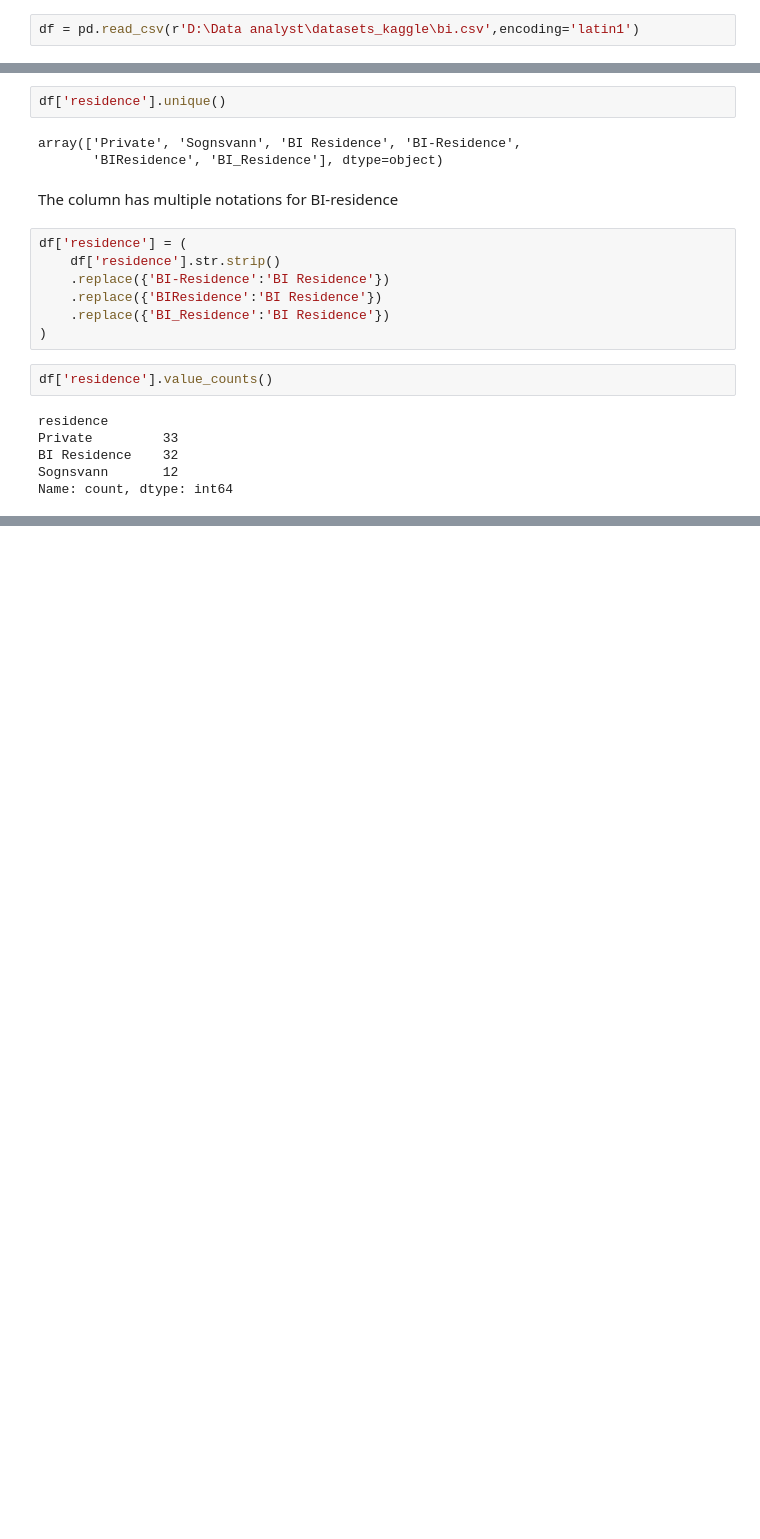
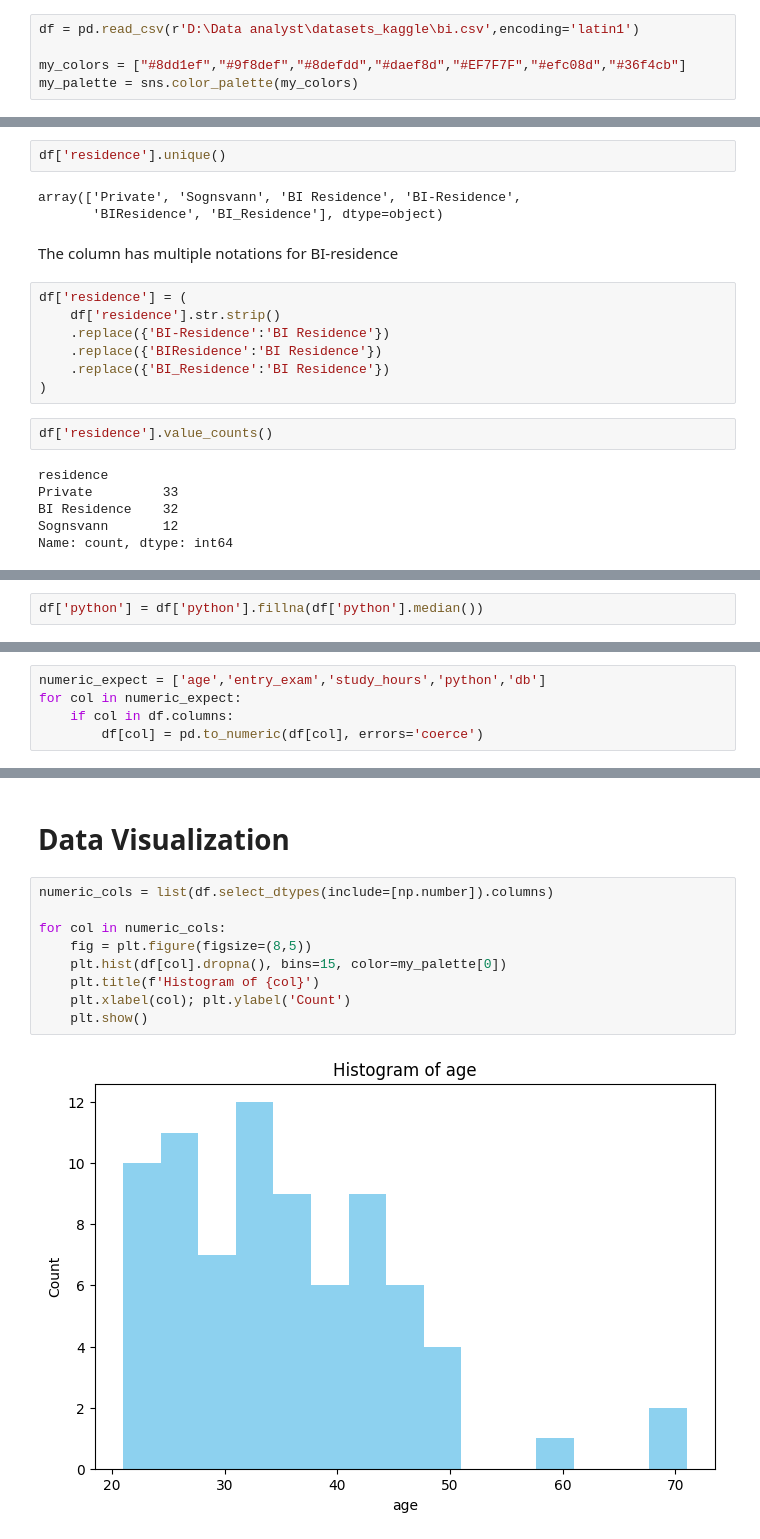
Before and after one commit to DiffelVIA/bi_intro_data_preparing, a Jupyter notebook: bi_intro_data_preparing.ipynb, the cells around one changed output, grey strips where cells are left out. Drawn from its saved outputs; the diff is of its cells as text; blank space fills up the shorter version.

Commit message:
Added hist and bar plots

```diff
--- a/bi_intro_data_preparing.ipynb
+++ b/bi_intro_data_preparing.ipynb
@@ -10,6 +10,9 @@ import matplotlib.pyplot as plt
 %matplotlib inline
 # %%
 df = pd.read_csv(r'D:\Data analyst\datasets_kaggle\bi.csv',encoding='latin1')
+
+my_colors = ["#8dd1ef","#9f8def","#8defdd","#daef8d","#EF7F7F","#efc08d","#36f4cb"]
+my_palette = sns.color_palette(my_colors)
 # %% [markdown]
 # Data preview
 # %% [markdown]
@@ -219,0 +274,2 @@ Name: count, dtype: int64
+# %%
+df['python'] = df['python'].fillna(df['python'].median())
@@ -219,0 +278,5 @@ Name: count, dtype: int64
+# %%
+numeric_expect = ['age','entry_exam','study_hours','python','db']
+for col in numeric_expect:
+    if col in df.columns:
+        df[col] = pd.to_numeric(df[col], errors='coerce')
@@ -219,0 +304,13 @@ Name: count, dtype: int64
+# %% [markdown]
+# Data Visualization
+# %%
+numeric_cols = list(df.select_dtypes(include=[np.number]).columns)
+
+for col in numeric_cols:
+    fig = plt.figure(figsize=(8,5))
+    plt.hist(df[col].dropna(), bins=15, color=my_palette[0])
+    plt.title(f'Histogram of {col}')
+    plt.xlabel(col); plt.ylabel('Count')
+    plt.show()
+# %% [output]
+[figure, added]
```
Also changed, not shown: parts of 12 cells of this notebook.
